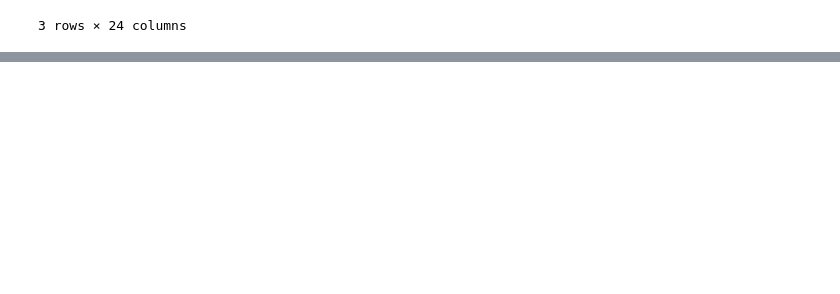
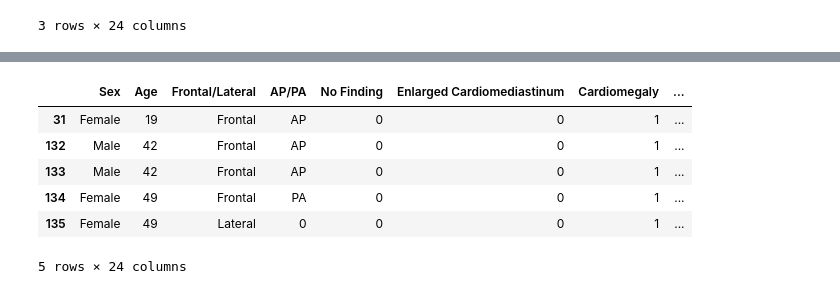
Before and after one commit to fau-masters-collected-works-cgarbin/chexpert_explorer, a Jupyter notebook: chexpert-eda.ipynb, the cells around one changed output, grey strips where cells are left out. Drawn from its saved outputs; the diff is of its cells as text; code cells hidden in the pictures; blank space fills up the shorter version.

```diff
--- a/chexpert-eda.ipynb
+++ b/chexpert-eda.ipynb
@@ -34,0 +45,2 @@ sns.countplot(data=df, x=p.COL_AGE_GROUP, hue='Sex')
+# %%
+df.drop('Path', axis='columns', inplace=True)  # make it smaller to increase performance
@@ -34,0 +102,16 @@ sns.countplot(data=df, x=p.COL_AGE_GROUP, hue='Sex')
+# %%
+labels = ['Cardiomegaly', 'Edema']
+filtered_df = df
+for l in labels:
+    filtered_df = filtered_df[filtered_df[l] == 1]
+filtered_df['count'] = 1
+# %%
+filtered_df.head()
+# %% [output]
+|  | Sex | Age | Frontal/Lateral | AP/PA | No Finding | Enlarged Cardiomediastinum | Cardiomegaly | ... |
+| 31 | Female | 19 | Frontal | AP | 0 | 0 | 1 | ... |
+| 132 | Male | 42 | Frontal | AP | 0 | 0 | 1 | ... |
+| 133 | Male | 42 | Frontal | AP | 0 | 0 | 1 | ... |
+| 134 | Female | 49 | Frontal | PA | 0 | 0 | 1 | ... |
+| 135 | Female | 49 | Lateral | 0 | 0 | 0 | 1 | ... |
+5 rows × 24 columns
```
Also changed, not shown: parts of 11 cells of this notebook, 1 other file.
